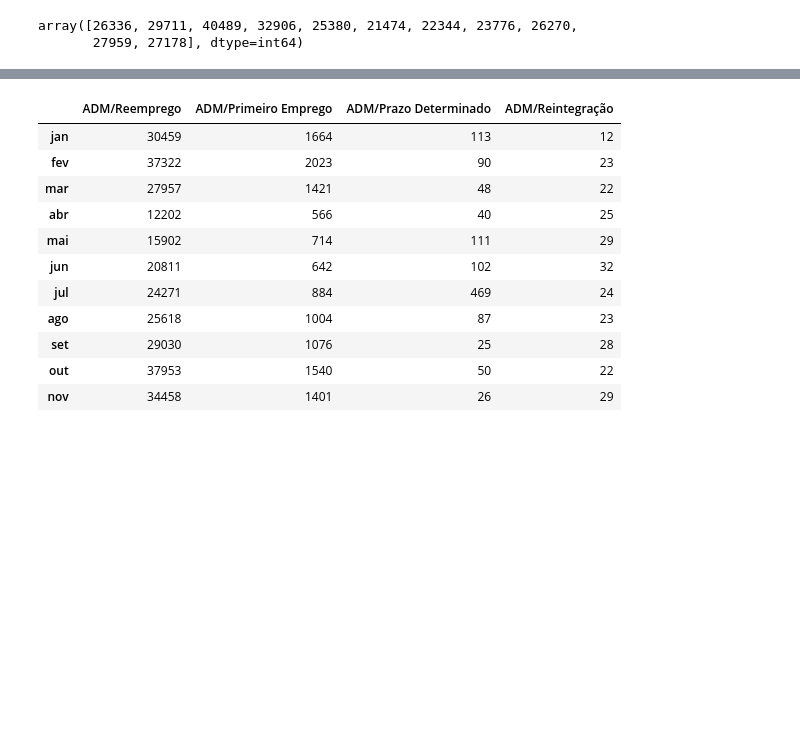
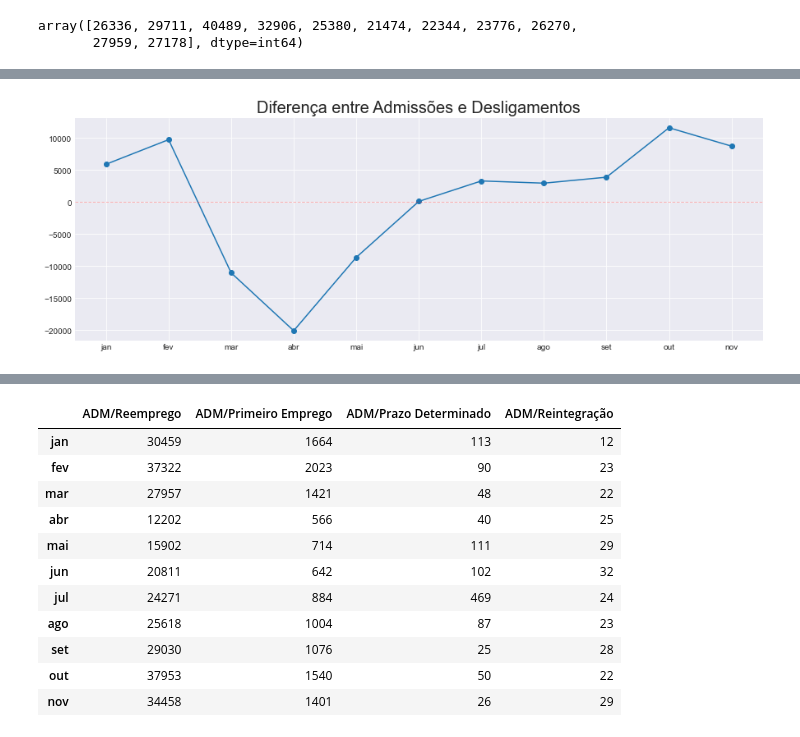
Before and after one commit to emariot/CAGED-CWB, a Jupyter notebook: Novo Caged.ipynb, the cells around one changed output, grey strips where cells are left out. Drawn from its saved outputs; the diff is of its cells as text; code cells hidden in the pictures; blank space fills up the shorter version.

```diff
--- a/Novo Caged.ipynb
+++ b/Novo Caged.ipynb
@@ -307,0 +297,3 @@ data[0]
+# %%
+diff= (adm.values)-(des.values)
+diff
@@ -307,0 +312,10 @@ data[0]
+# %%
+with plt.style.context('seaborn-darkgrid'):
+    fig, ax = plt.subplots(figsize=(15, 5))
+    ax.plot(mon, diff, marker='o')
+    ax.axhline(0, color='red', lw=1, ls='--', alpha=0.3)
+    plt.title('Diferença entre Admissões e Desligamentos', fontsize=20)
+
+    plt.show()
+# %% [output]
+[figure, added]
```
Also changed, not shown: parts of 21 cells of this notebook.
